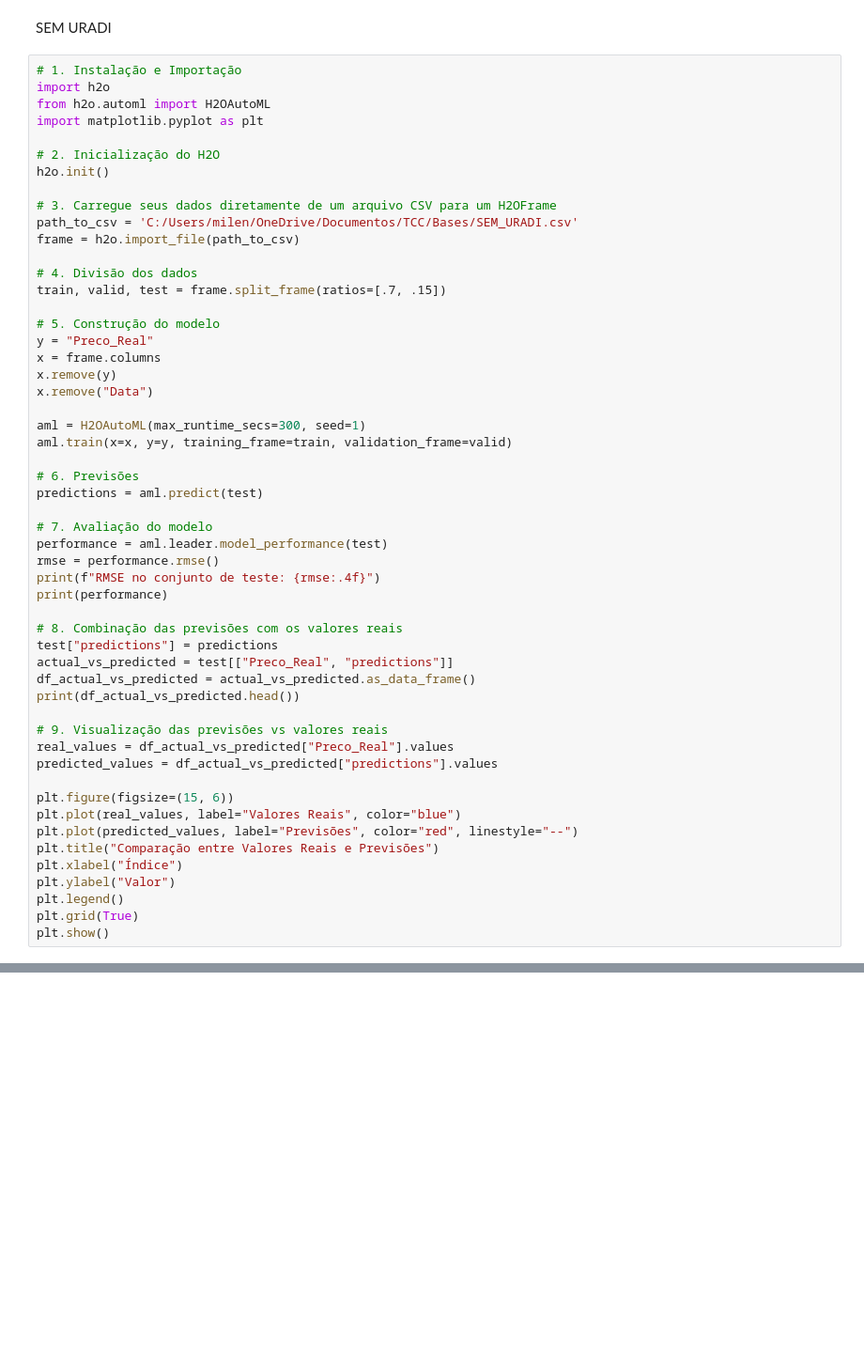
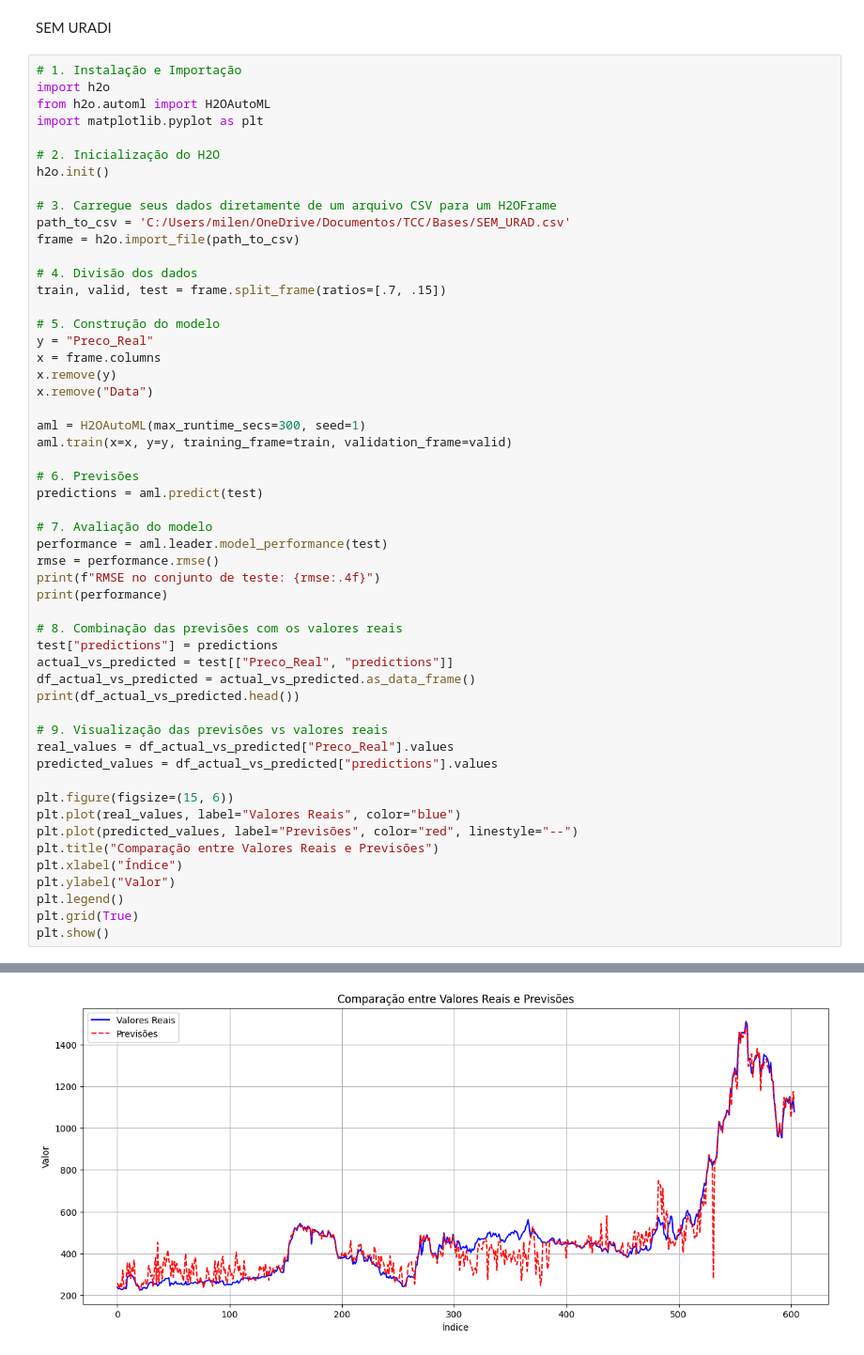
Before and after one commit to M1LENAFAR1A/Previsao_Diferenca_Pontos_Cafe, a Jupyter notebook: h2o.ipynb, the cells around one changed output, grey strips where cells are left out. Shown at 94% size. Saved outputs shown, nothing was run; the diff lists cells and outputs as text; blank space fills up the shorter version.

```diff
--- a/h2o.ipynb
+++ b/h2o.ipynb
@@ -283,7 +320,7 @@ import matplotlib.pyplot as plt
 h2o.init()
 
 # 3. Carregue seus dados diretamente de um arquivo CSV para um H2OFrame
-path_to_csv = 'C:/Users/milen/OneDrive/Documentos/TCC/Bases/SEM_URADI.csv'
+path_to_csv = 'C:/Users/milen/OneDrive/Documentos/TCC/Bases/SEM_URAD.csv'
 frame = h2o.import_file(path_to_csv)
 
 # 4. Divisão dos dados
@@ -326,3 +363,4 @@ plt.ylabel("Valor")
 plt.legend()
 plt.grid(True)
 plt.show()
+# %% [output]
@@ -328,0 +401 @@ plt.show()
+[figure, added]
```
Also changed, not shown: parts of 3 cells of this notebook.
